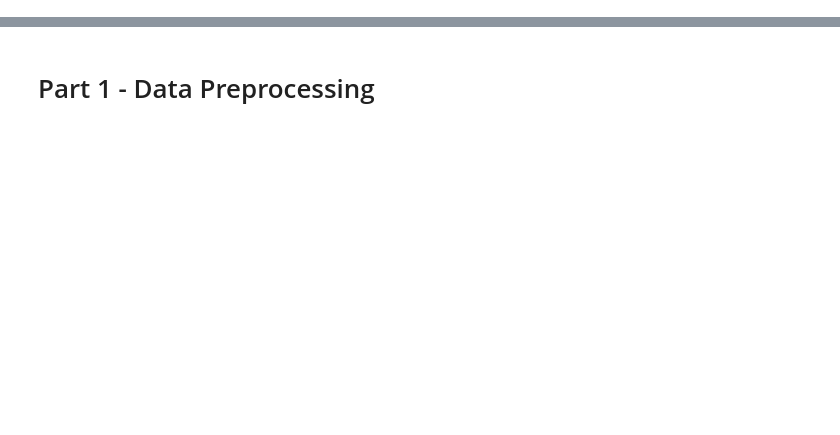
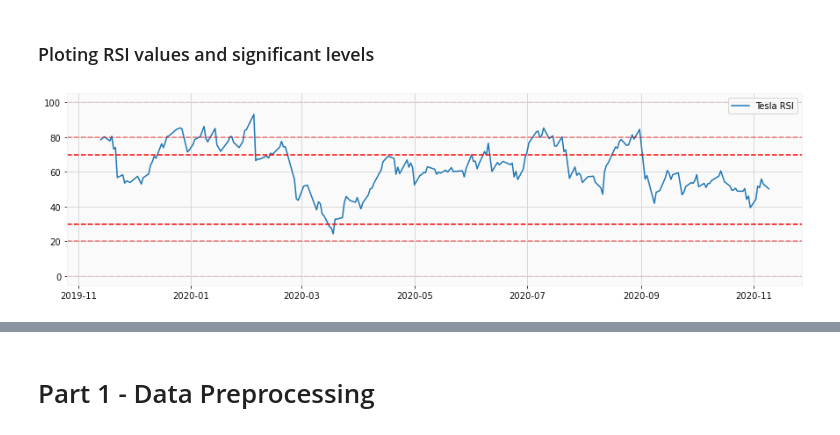
Before and after one commit to danielsoares1988/stock_price_prediction, a Jupyter notebook: stock_price_prediction.ipynb, the cells around one changed output, grey strips where cells are left out. Cells and saved outputs as stored; diff of their text form; code cells hidden in the pictures; blank space fills up the shorter version.

```diff
--- a/stock_price_prediction.ipynb
+++ b/stock_price_prediction.ipynb
@@ -0,0 +127,19 @@
+# %% [markdown]
+### Ploting RSI values and significant levels
+# %%
+# ploting RSI values
+plt.figure(figsize=(15,4))
+plt.plot(df_tesla['RSI'].tail(250), label = 'Tesla RSI')
+plt.legend(loc='best')
+
+# ploting significant levels
+plt.axhline(0, linestyle='--', alpha=0.1, color = 'red')
+plt.axhline(20, linestyle='--', alpha=0.5, color = 'red')
+plt.axhline(30, linestyle='--', color = 'red')
+
+plt.axhline(70, linestyle='--', color = 'red')
+plt.axhline(80, linestyle='--', alpha=0.5, color = 'red')
+plt.axhline(100, linestyle='--', alpha=0.1, color = 'red')
+plt.show()
+# %% [output]
+[figure, added]
```
Also changed, not shown: parts of 48 cells of this notebook, 5 other files.
